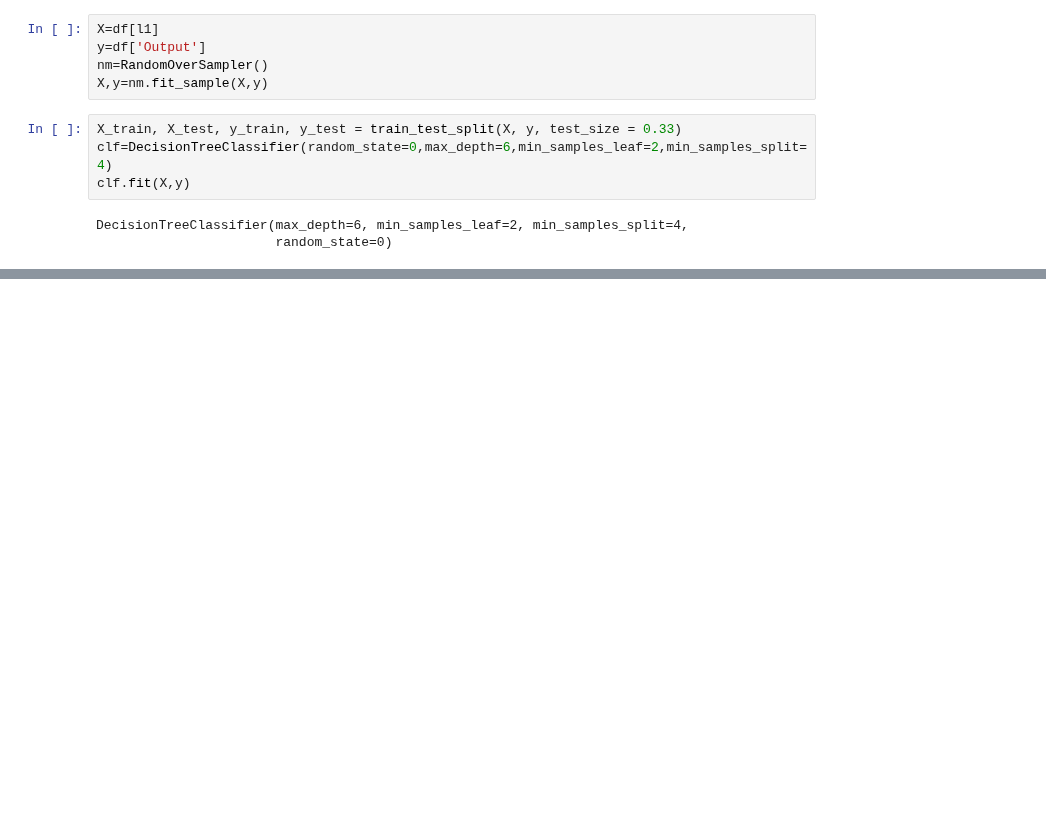
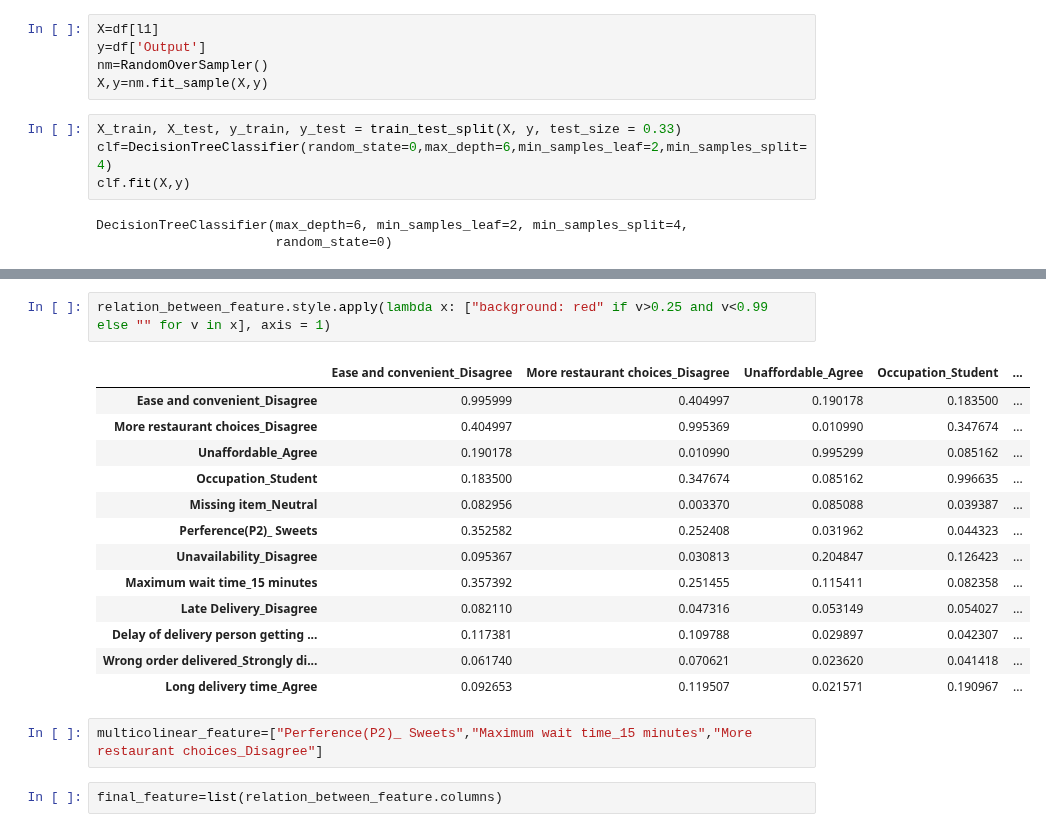
Before and after one commit to nikshingadiya/jupyter, a Jupyter notebook: Machine Learning/Knn/consumers_buy_or_not(Diffrent Algo ML).ipynb, the cells around one changed output, grey strips where cells are left out. Drawn from its saved outputs; the diff is of its cells as text; blank space fills up the shorter version.

```diff
--- a/Machine Learning/Knn/consumers_buy_or_not(Diffrent Algo ML).ipynb
+++ b/Machine Learning/Knn/consumers_buy_or_not(Diffrent Algo ML).ipynb
@@ -1143,0 +1273,20 @@ weighted avg       0.95      0.95      0.95       199
+# %%
+relation_between_feature.style.apply(lambda x: ["background: red" if v>0.25 and v<0.99 else "" for v in x], axis = 1)
+# %% [output]
+|  | Ease and convenient_Disagree | More restaurant choices_Disagree | Unaffordable_Agree | Occupation_Student | ... |
+| Ease and convenient_Disagree | 0.995999 | 0.404997 | 0.190178 | 0.183500 | ... |
+| More restaurant choices_Disagree | 0.404997 | 0.995369 | 0.010990 | 0.347674 | ... |
+| Unaffordable_Agree | 0.190178 | 0.010990 | 0.995299 | 0.085162 | ... |
+| Occupation_Student | 0.183500 | 0.347674 | 0.085162 | 0.996635 | ... |
+| Missing item_Neutral | 0.082956 | 0.003370 | 0.085088 | 0.039387 | ... |
+| Perference(P2)_ Sweets | 0.352582 | 0.252408 | 0.031962 | 0.044323 | ... |
+| Unavailability_Disagree | 0.095367 | 0.030813 | 0.204847 | 0.126423 | ... |
+| Maximum wait time_15 minutes | 0.357392 | 0.251455 | 0.115411 | 0.082358 | ... |
+| Late Delivery_Disagree | 0.082110 | 0.047316 | 0.053149 | 0.054027 | ... |
+| Delay of delivery person getting ... | 0.117381 | 0.109788 | 0.029897 | 0.042307 | ... |
+| Wrong order delivered_Strongly di... | 0.061740 | 0.070621 | 0.023620 | 0.041418 | ... |
+| Long delivery time_Agree | 0.092653 | 0.119507 | 0.021571 | 0.190967 | ... |
+# %%
+multicolinear_feature=["Perference(P2)_ Sweets","Maximum wait time_15 minutes","More restaurant choices_Disagree"]
+# %%
+final_feature=list(relation_between_feature.columns)
```
Also changed, not shown: parts of 71 cells of this notebook, 6 other files.
